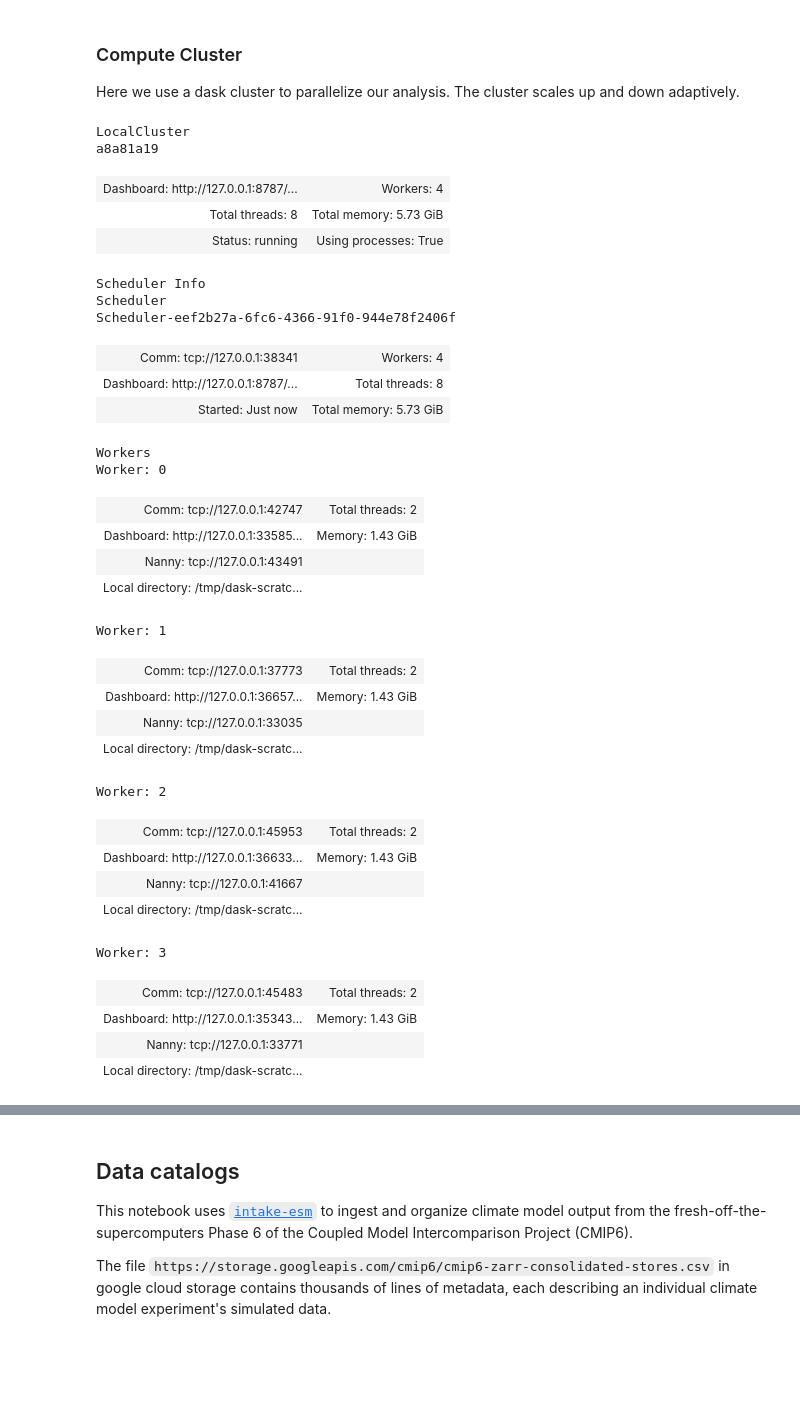
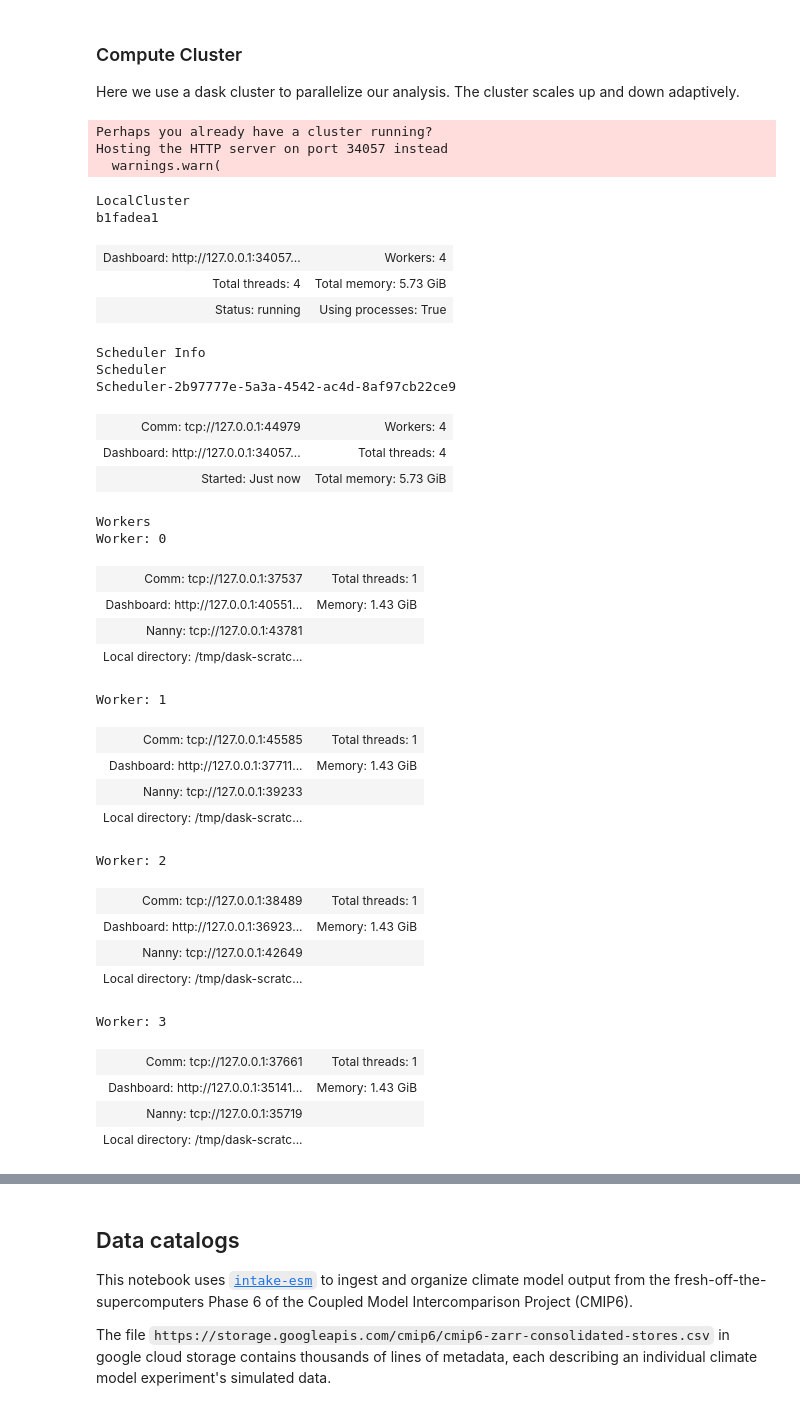
Before and after one commit to rosapietroiusti/dem4cli, a Jupyter notebook: development/ECS_Gregory_method.ipynb, the cells around one changed output, grey strips where cells are left out. Drawn from its saved outputs; the diff is of its cells as text; code cells hidden in the pictures; blank space fills up the shorter version.

```diff
--- a/development/ECS_Gregory_method.ipynb
+++ b/development/ECS_Gregory_method.ipynb
@@ -36,48 +36,51 @@ Here we use a dask cluster to parallelize our analysis. The cluster scales up an
 # %%
 # from dask_gateway import Gateway
 # from dask.distributed import Client
 
 # gateway = Gateway()
 # cluster = gateway.new_cluster()
 # cluster.adapt(minimum=1, maximum=20)
 # client = Client(cluster)
 # cluster
 
 from dask.distributed import Client, LocalCluster
 
-cluster = LocalCluster(n_workers=4, threads_per_worker=2)
+cluster = LocalCluster(n_workers=4, threads_per_worker=1)
 client = Client(cluster)
 cluster
 # %% [output]
-LocalCluster
-a8a81a19
+Perhaps you already have a cluster running?
+Hosting the HTTP server on port 34057 instead
+  warnings.warn(
+LocalCluster
+b1fadea1
-| Dashboard: http://127.0.0.1:8787/... | Workers: 4 |
-| Total threads: 8 | Total memory: 5.73 GiB |
+| Dashboard: http://127.0.0.1:34057... | Workers: 4 |
+| Total threads: 4 | Total memory: 5.73 GiB |
 | Status: running | Using processes: True |
-Scheduler Info
-Scheduler
-Scheduler-eef2b27a-6fc6-4366-91f0-944e78f2406f
+Scheduler Info
+Scheduler
+Scheduler-2b97777e-5a3a-4542-ac4d-8af97cb22ce9
-| Comm: tcp://127.0.0.1:38341 | Workers: 4 |
-| Dashboard: http://127.0.0.1:8787/... | Total threads: 8 |
+| Comm: tcp://127.0.0.1:44979 | Workers: 4 |
+| Dashboard: http://127.0.0.1:34057... | Total threads: 4 |
 | Started: Just now | Total memory: 5.73 GiB |
-Workers
-Worker: 0
+Workers
+Worker: 0
-| Comm: tcp://127.0.0.1:42747 | Total threads: 2 |
-| Dashboard: http://127.0.0.1:33585... | Memory: 1.43 GiB |
-| Nanny: tcp://127.0.0.1:43491 |  |
+| Comm: tcp://127.0.0.1:37537 | Total threads: 1 |
+| Dashboard: http://127.0.0.1:40551... | Memory: 1.43 GiB |
+| Nanny: tcp://127.0.0.1:43781 |  |
 | Local directory: /tmp/dask-scratc... |  |
-Worker: 1
+Worker: 1
-| Comm: tcp://127.0.0.1:37773 | Total threads: 2 |
-| Dashboard: http://127.0.0.1:36657... | Memory: 1.43 GiB |
-| Nanny: tcp://127.0.0.1:33035 |  |
+| Comm: tcp://127.0.0.1:45585 | Total threads: 1 |
+| Dashboard: http://127.0.0.1:37711... | Memory: 1.43 GiB |
+| Nanny: tcp://127.0.0.1:39233 |  |
 | Local directory: /tmp/dask-scratc... |  |
-Worker: 2
+Worker: 2
-| Comm: tcp://127.0.0.1:45953 | Total threads: 2 |
-| Dashboard: http://127.0.0.1:36633... | Memory: 1.43 GiB |
-| Nanny: tcp://127.0.0.1:41667 |  |
+| Comm: tcp://127.0.0.1:38489 | Total threads: 1 |
+| Dashboard: http://127.0.0.1:36923... | Memory: 1.43 GiB |
+| Nanny: tcp://127.0.0.1:42649 |  |
 | Local directory: /tmp/dask-scratc... |  |
-Worker: 3
+Worker: 3
-| Comm: tcp://127.0.0.1:45483 | Total threads: 2 |
-| Dashboard: http://127.0.0.1:35343... | Memory: 1.43 GiB |
-| Nanny: tcp://127.0.0.1:33771 |  |
+| Comm: tcp://127.0.0.1:37661 | Total threads: 1 |
+| Dashboard: http://127.0.0.1:35141... | Memory: 1.43 GiB |
+| Nanny: tcp://127.0.0.1:35719 |  |
 | Local directory: /tmp/dask-scratc... |  |
```
Also changed, not shown: parts of 2 cells of this notebook, 6 other files.
